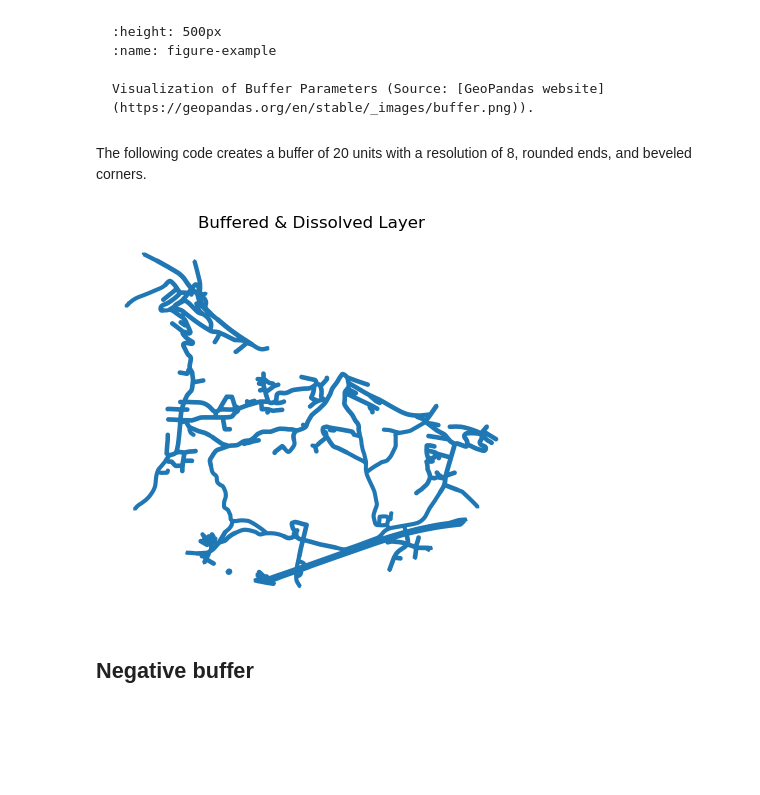
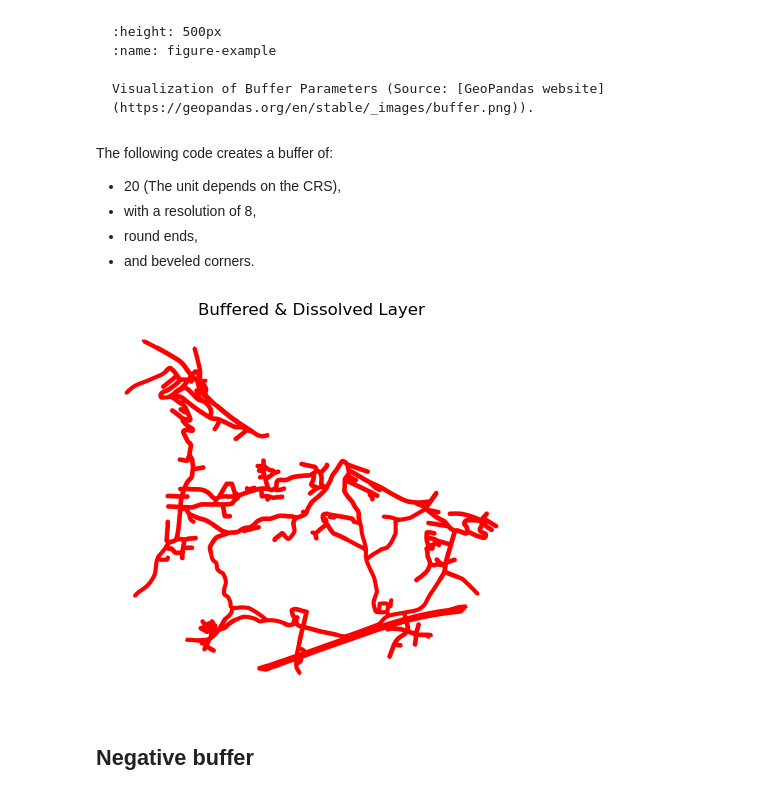
Before and after one commit to ioer-dresden/jupyter-book-nfdi4biodiversity, a Jupyter notebook: notebooks/310_buffering.ipynb, the cells around one changed output. Cells and saved outputs as stored; diff of their text form; code cells hidden in the pictures; blank space fills up the shorter version.

````diff
--- a/notebooks/310_buffering.ipynb
+++ b/notebooks/310_buffering.ipynb
@@ -101,8 +140,15 @@ In addition to the `distance` parameter, which indicates the size of the buffer,
 
 Visualization of Buffer Parameters (Source: [GeoPandas website](https://geopandas.org/en/stable/_images/buffer.png)).
 ```
+# %%
+input_layer = gp.read_file(OUTPUT / "clipped.shp")[:1]
+buffer_layer = input_layer.copy()
 # %% [markdown]
-The following code creates a buffer of 20 units with a resolution of 8, rounded ends, and beveled corners.
+The following code creates a buffer of:
+- 20 (The unit depends on the CRS),
+- with a resolution of 8,
+- round ends,
+- and beveled corners.
 # %%
 buffer_layer['geometry'] = input_layer['geometry'].buffer(
     distance=20,
@@ -110,11 +156,11 @@ buffer_layer['geometry'] = input_layer['geometry'].buffer(
     cap_style=2,
     join_style=3)
 # %%
-ax = buffer_layer.plot()
+ax = buffer_layer.plot(color='red')
 ax.set_title("Buffered & Dissolved Layer")
 ax.set_axis_off()
 # %% [output]
-[figure, old version]
+[figure, new version]
 # %% [markdown]
 ## Negative buffer
 # %% [markdown]
````
Also changed, not shown: parts of 51 cells of this notebook, 1 other file.
